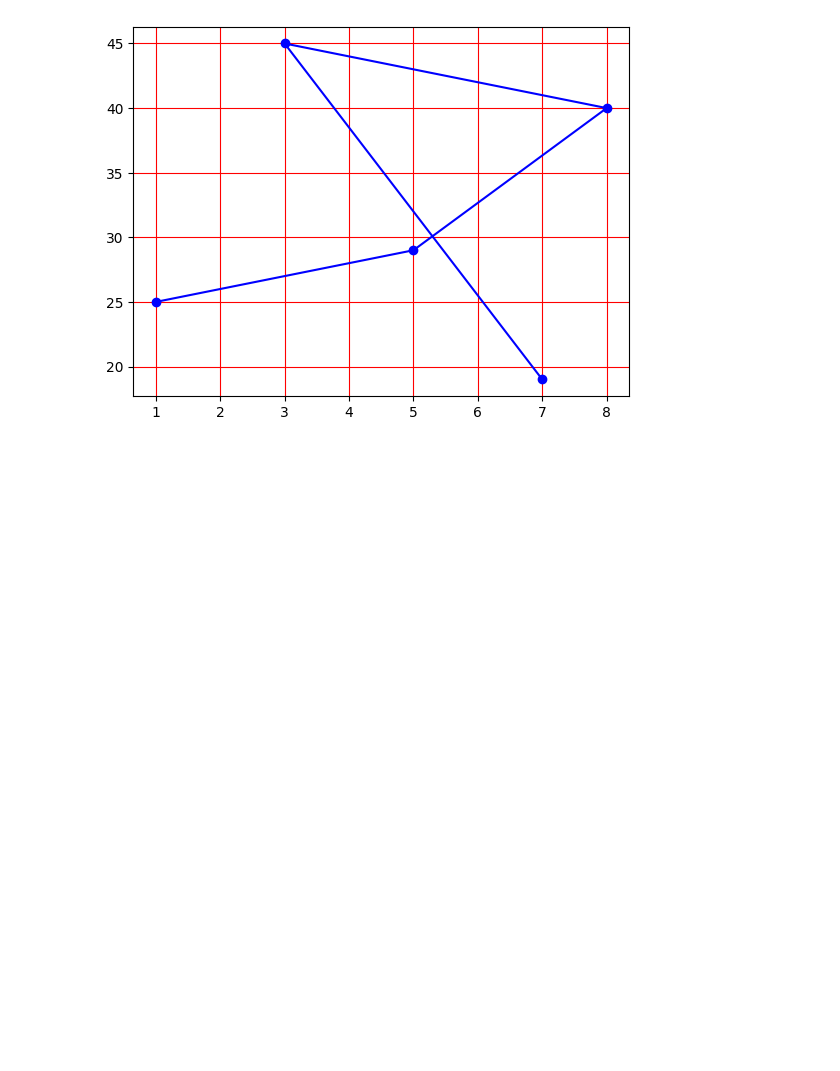
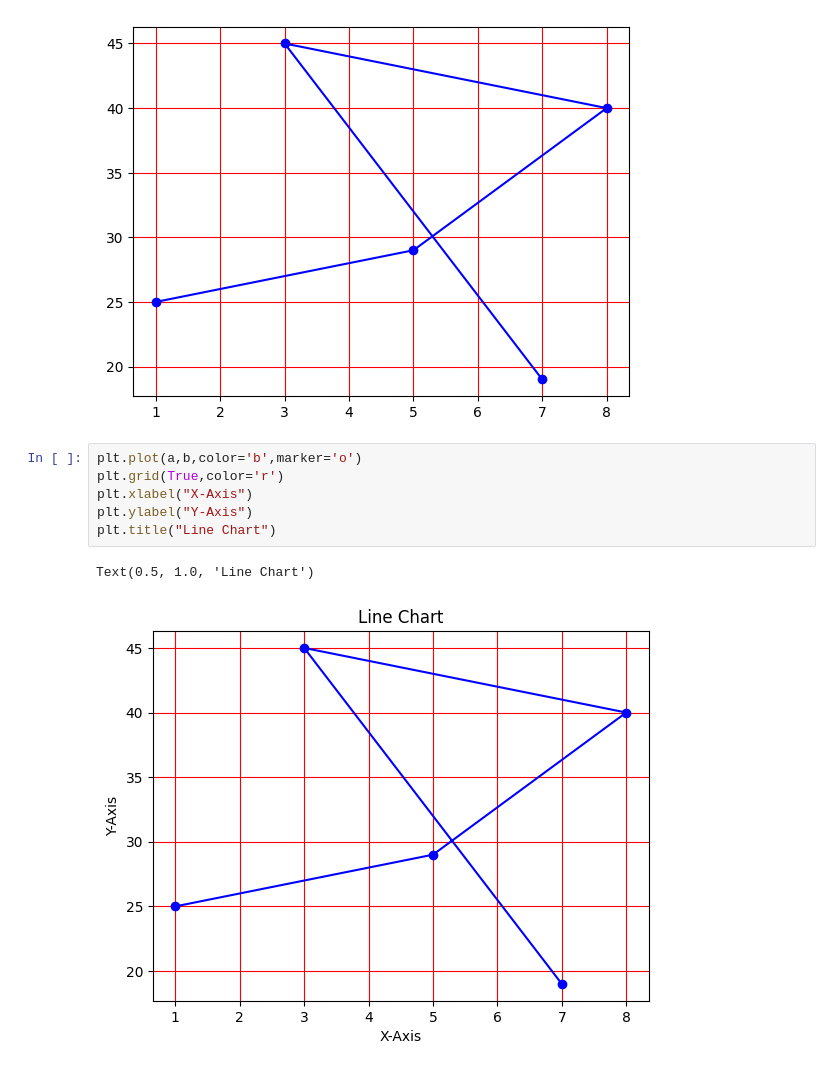
Before and after one commit to iamabirakash/Python, a Jupyter notebook: first_matplotlib.ipynb, the cells around one changed output. Drawn from its saved outputs; the diff is of its cells as text; blank space fills up the shorter version.

Commit message:
Added X-Axis,Y-Axis and Title

```diff
--- a/first_matplotlib.ipynb
+++ b/first_matplotlib.ipynb
@@ -36,3 +36,12 @@ plt.plot(a,b,color='b',marker='o')
 plt.grid(True,color='r')
 # %% [output]
 [figure]
+# %%
+plt.plot(a,b,color='b',marker='o')
+plt.grid(True,color='r')
+plt.xlabel("X-Axis")
+plt.ylabel("Y-Axis")
+plt.title("Line Chart")
+# %% [output]
+Text(0.5, 1.0, 'Line Chart')
+[figure, added]
```
